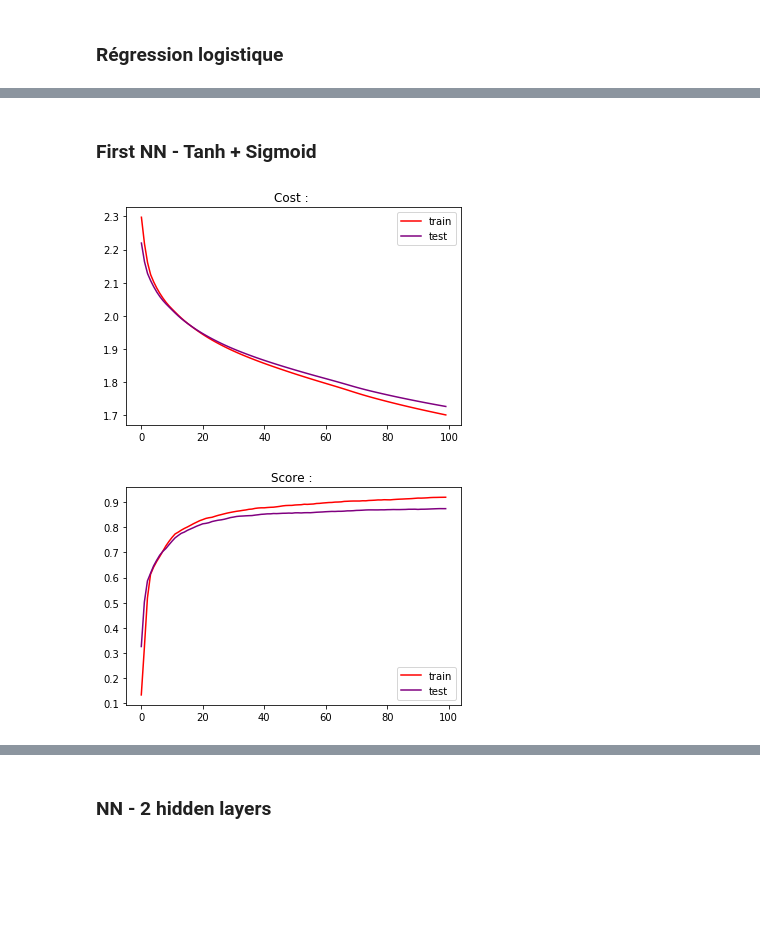
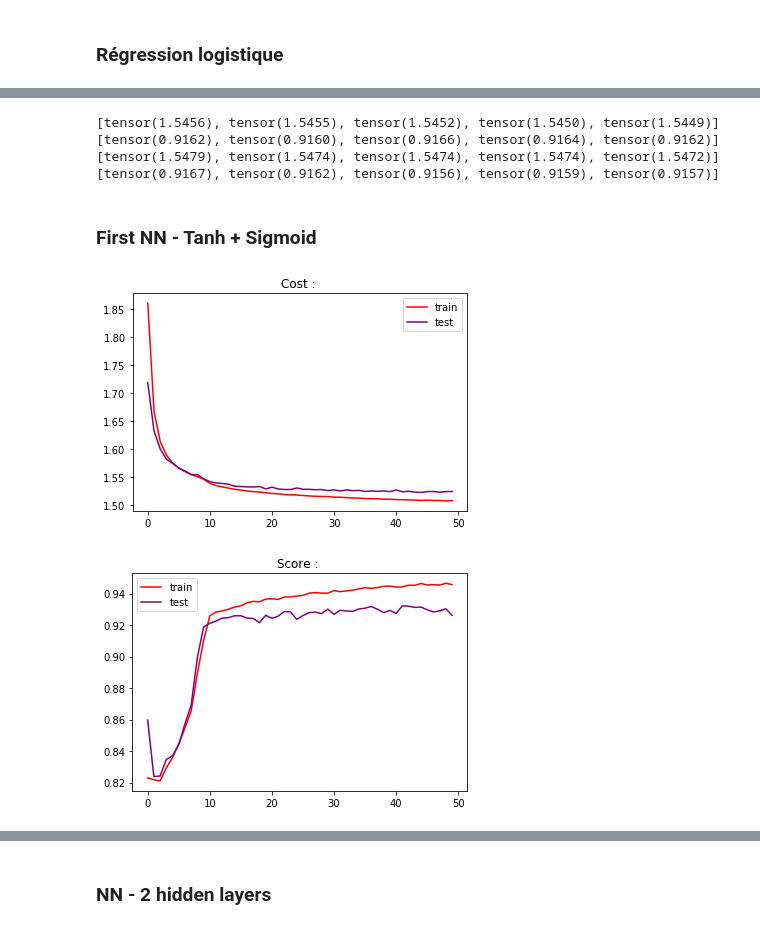
Before and after one commit to JulietteOrtholand/AS-TME1, a Jupyter notebook: Campagne Exp/campagne_exp - Copie.ipynb, the cells around one changed output, grey strips where cells are left out. Saved outputs shown, nothing was run; the diff lists cells and outputs as text; code cells hidden in the pictures; blank space fills up the shorter version.

```diff
--- a/Campagne Exp/campagne_exp - Copie.ipynb
+++ b/Campagne Exp/campagne_exp - Copie.ipynb
@@ -31,8 +31,8 @@ from torch.nn import CrossEntropyLoss
 # %% [markdown]
 ## Jeu de données : MNIST
 # %%
-path = '../data'
-batch_size = 6000
+path = "data"
+batch_size = 60000
 batch_test = 10000
 
 train_loader, test_loader = get_dataset(batch_size, batch_test, path)
@@ -80,19 +88,27 @@ plot_CS(*tmp)
+# %%
+for t in tmp:
+    print(t[-5:])
+# %% [output]
+[tensor(1.5456), tensor(1.5455), tensor(1.5452), tensor(1.5450), tensor(1.5449)]
+[tensor(0.9162), tensor(0.9160), tensor(0.9166), tensor(0.9164), tensor(0.9162)]
+[tensor(1.5479), tensor(1.5474), tensor(1.5474), tensor(1.5474), tensor(1.5472)]
+[tensor(0.9167), tensor(0.9162), tensor(0.9156), tensor(0.9159), tensor(0.9157)]
 # %% [markdown]
 ### First NN - Tanh + Sigmoid
 # %%
 model = Sequential(
     Linear( dim, 15 ),
     torch.nn.Tanh(),
     Linear( 15, 10 ),
     torch.nn.Sigmoid()
 )
 loss = CrossEntropyLoss()
-lr = 5e-3
+lr = 2e-3
 optim = torch.optim.Adam(model.parameters(), lr)
 
 nn = NeuralNetwork(model, loss, optim)
-tmp = nn.fit_eval(train_loader, test_loader, n_epochs=100)
+tmp = nn.fit_eval(train_loader, test_loader, n_epochs=50)
 plot_CS(*tmp)
 # %% [output]
-[figure, old version]
+[figure, new version]
-[figure, old version]
+[figure, new version]
```
Also changed, not shown: parts of 11 cells of this notebook, 11 other files.
